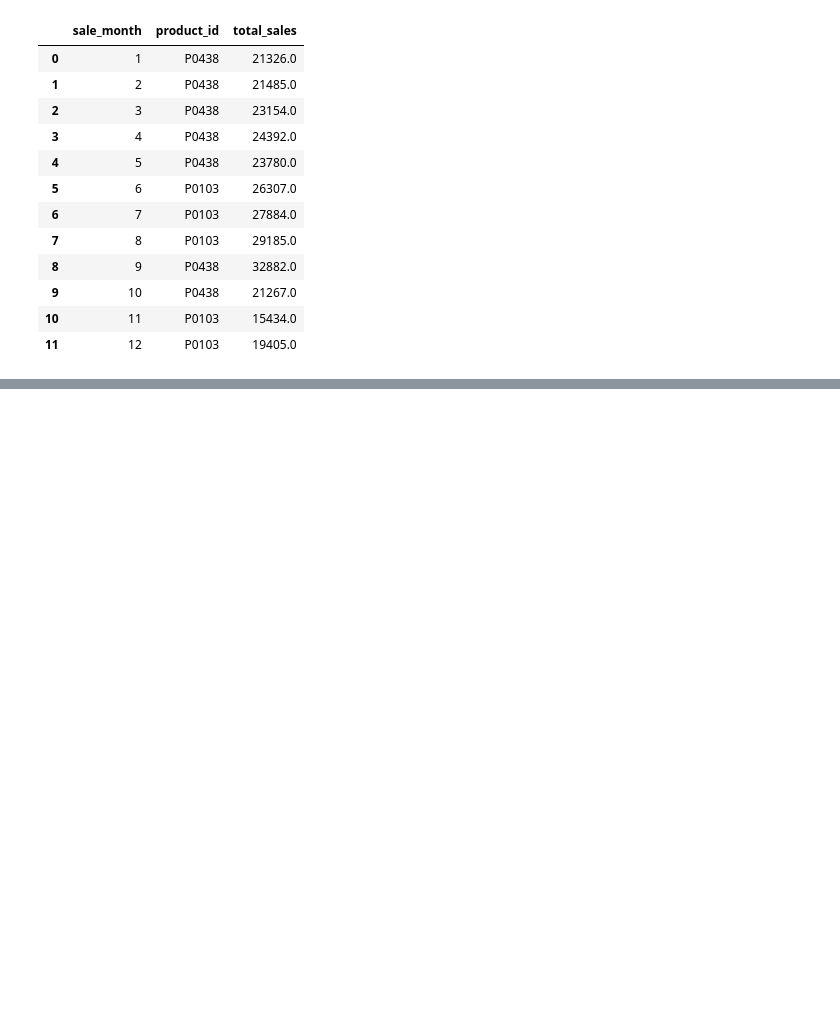
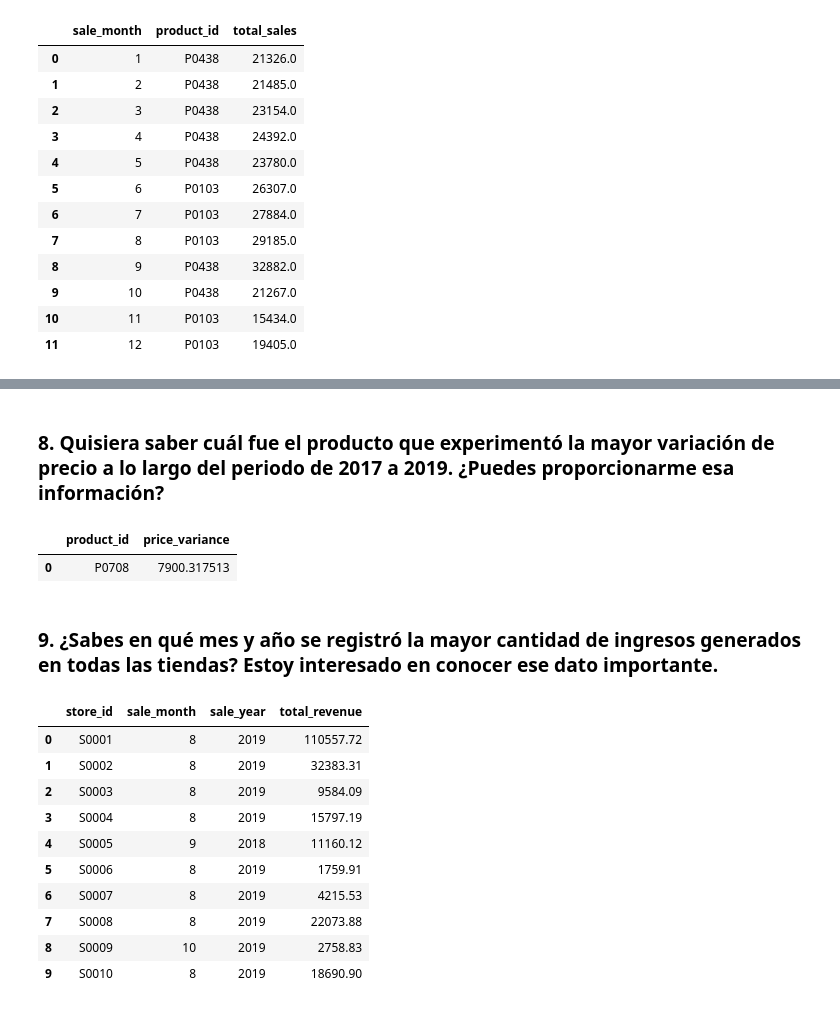
Before and after one commit to cramirez98/WorkshopSumz, a Jupyter notebook: workshop/Workshop 1.ipynb, the cells around one changed output, grey strips where cells are left out. Saved outputs shown, nothing was run; the diff lists cells and outputs as text; code cells hidden in the pictures; blank space fills up the shorter version.

```diff
--- a/workshop/Workshop 1.ipynb
+++ b/workshop/Workshop 1.ipynb
@@ -1309,0 +1465,68 @@ conn.sql(query).to_df()
+# %% [markdown]
+### 8. Quisiera saber cuál fue el producto que experimentó la mayor variación de precio a lo largo del periodo de 2017 a 2019. ¿Puedes proporcionarme esa información?
+# %%
+query = """
+SELECT
+    A.product_id
+    ,VARIANCE(A.price) AS price_variance
+FROM analysis A
+GROUP BY A.product_id
+ORDER BY price_variance DESC
+LIMIT 1
+"""
+conn.sql(query).to_df()
+# %% [output]
+|  | product_id | price_variance |
+| 0 | P0708 | 7900.317513 |
+# %% [markdown]
+### 9. ¿Sabes en qué mes y año se registró la mayor cantidad de ingresos generados en todas las tiendas? Estoy interesado en conocer ese dato importante.
+# %%
+query = """
+WITH SUM_REV AS (
+    SELECT
+        A.store_id
+        ,A.sale_month
+        ,A.sale_year
+        ,SUM(A.revenue) AS total_revenue
+    FROM analysis A
+    GROUP BY
+        A.store_id
+        ,A.sale_month
+        ,A.sale_year
+)
+, W_RANK AS (
+    SELECT
+        SR.store_id
+        ,SR.sale_month
+        ,SR.sale_year
+        ,SR.total_revenue
+        ,RANK() OVER(
+            PARTITION BY SR.store_id
+            ORDER BY SR.total_revenue DESC
+        ) AS rank
+    FROM SUM_REV SR
+)
+SELECT
+    WR.store_id
+    ,WR.sale_month
+    ,WR.sale_year
+    ,WR.total_revenue
+FROM W_RANK WR
+WHERE
+    WR.rank = 1
+ORDER BY WR.store_id
+LIMIT 10
+"""
+conn.sql(query).to_df()
+# %% [output]
+|  | store_id | sale_month | sale_year | total_revenue |
+| 0 | S0001 | 8 | 2019 | 110557.72 |
+| 1 | S0002 | 8 | 2019 | 32383.31 |
+| 2 | S0003 | 8 | 2019 | 9584.09 |
+| 3 | S0004 | 8 | 2019 | 15797.19 |
+| 4 | S0005 | 9 | 2018 | 11160.12 |
+| 5 | S0006 | 8 | 2019 | 1759.91 |
+| 6 | S0007 | 8 | 2019 | 4215.53 |
+| 7 | S0008 | 8 | 2019 | 22073.88 |
+| 8 | S0009 | 10 | 2019 | 2758.83 |
+| 9 | S0010 | 8 | 2019 | 18690.90 |
```
Also changed, not shown: parts of 18 cells of this notebook.
